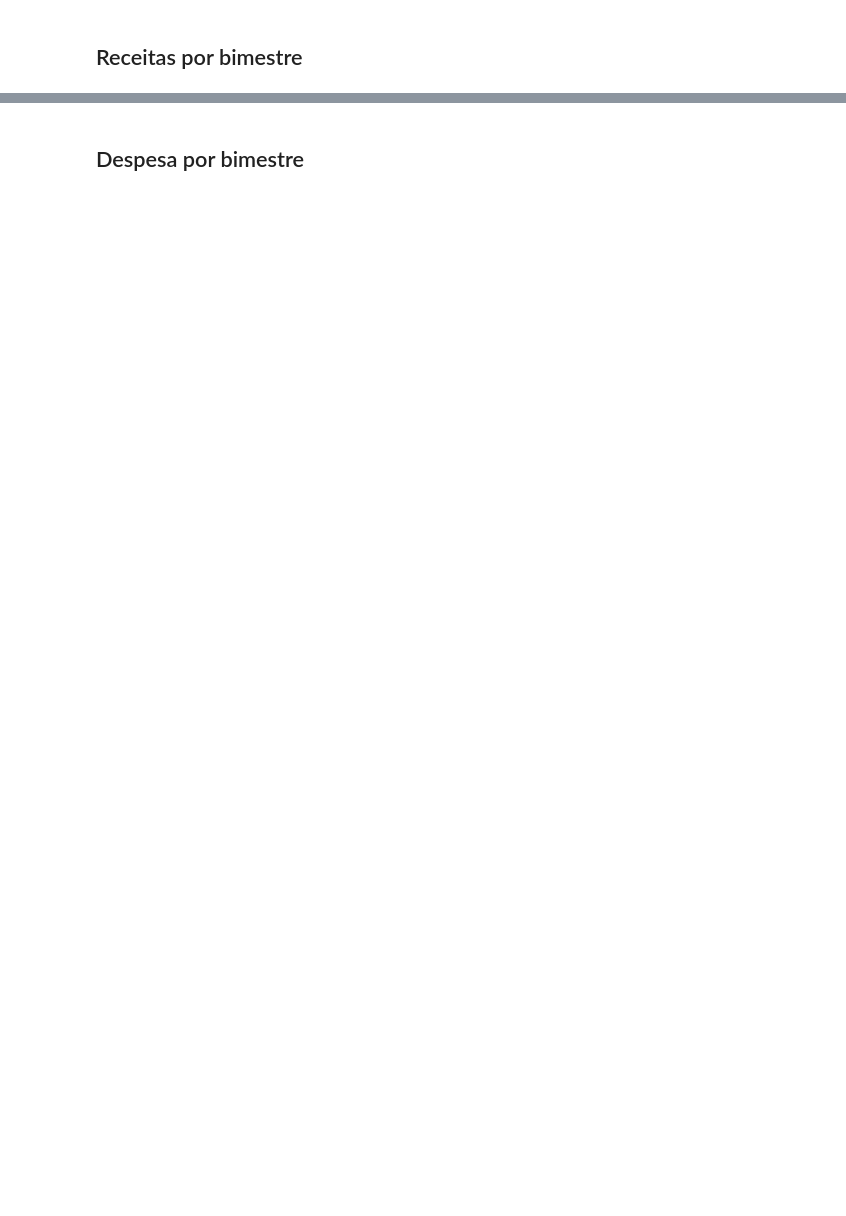
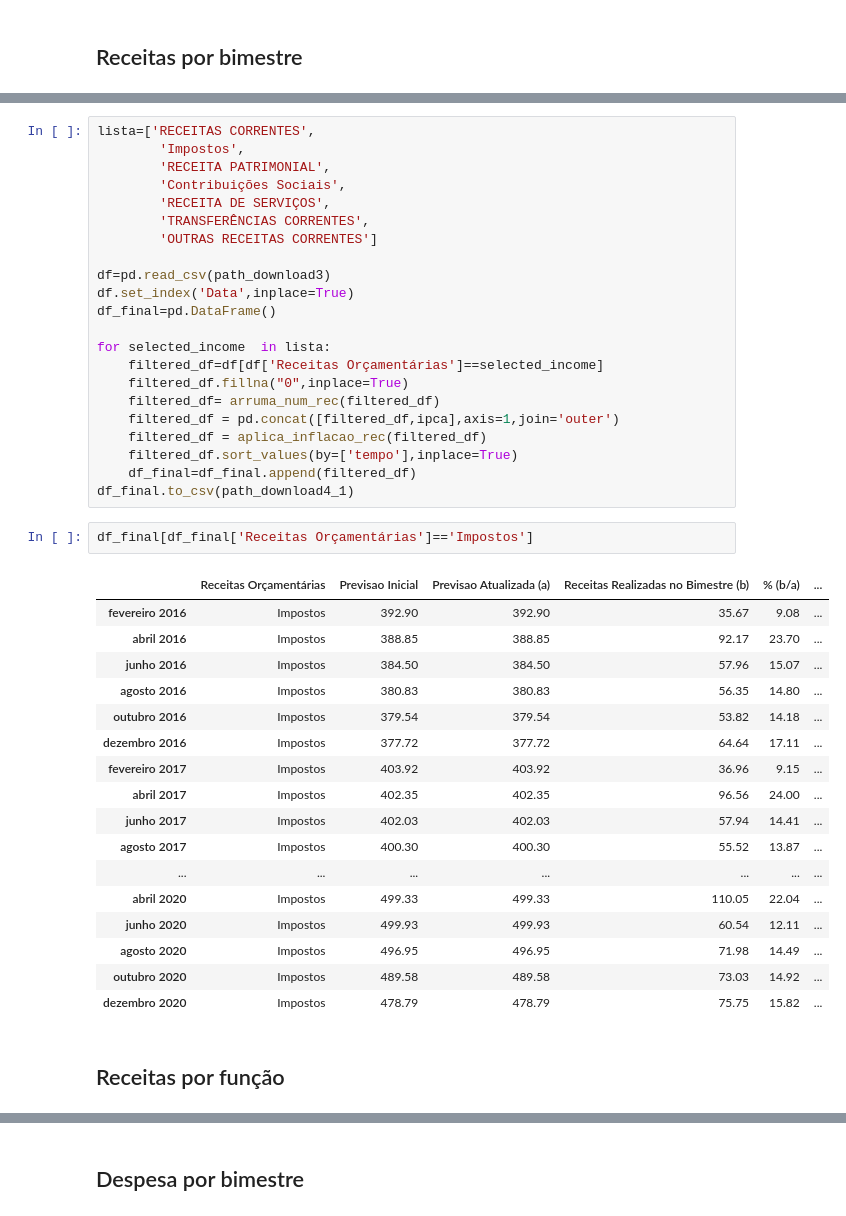
Before and after one commit to yanprada/platform-curiocidades, a Jupyter notebook: notebook/Cria as Tabelas.ipynb, the cells around one changed output, grey strips where cells are left out. Saved outputs shown, nothing was run; the diff lists cells and outputs as text; blank space fills up the shorter version.

Commit message:
arruma receitas/cores

```diff
--- a/notebook/Cria as Tabelas.ipynb
+++ b/notebook/Cria as Tabelas.ipynb
@@ -344,4 +345,48 @@ Começando a processar o bimestre 03/2016
 Começando a processar o bimestre 04/2016
 Começando a processar o bimestre 05/2016
 Começando a processar o bimestre 06/2016
+# %%
+lista=['RECEITAS CORRENTES',
+        'Impostos',
+        'RECEITA PATRIMONIAL',
+        'Contribuições Sociais',
+        'RECEITA DE SERVIÇOS',
+        'TRANSFERÊNCIAS CORRENTES',
+        'OUTRAS RECEITAS CORRENTES']
+
+df=pd.read_csv(path_download3)
+df.set_index('Data',inplace=True)
+df_final=pd.DataFrame()
+
+for selected_income  in lista:
+    filtered_df=df[df['Receitas Orçamentárias']==selected_income]
+    filtered_df.fillna("0",inplace=True)
+    filtered_df= arruma_num_rec(filtered_df)
+    filtered_df = pd.concat([filtered_df,ipca],axis=1,join='outer')
+    filtered_df = aplica_inflacao_rec(filtered_df)
+    filtered_df.sort_values(by=['tempo'],inplace=True)
+    df_final=df_final.append(filtered_df)
+df_final.to_csv(path_download4_1)
+# %%
+df_final[df_final['Receitas Orçamentárias']=='Impostos']
+# %% [output]
+|  | Receitas Orçamentárias | Previsao Inicial | Previsao Atualizada (a) | Receitas Realizadas no Bimestre (b) | % (b/a) | ... |
+| fevereiro 2016 | Impostos | 392.90 | 392.90 | 35.67 | 9.08 | ... |
+| abril 2016 | Impostos | 388.85 | 388.85 | 92.17 | 23.70 | ... |
+| junho 2016 | Impostos | 384.50 | 384.50 | 57.96 | 15.07 | ... |
+| agosto 2016 | Impostos | 380.83 | 380.83 | 56.35 | 14.80 | ... |
+| outubro 2016 | Impostos | 379.54 | 379.54 | 53.82 | 14.18 | ... |
+| dezembro 2016 | Impostos | 377.72 | 377.72 | 64.64 | 17.11 | ... |
+| fevereiro 2017 | Impostos | 403.92 | 403.92 | 36.96 | 9.15 | ... |
+| abril 2017 | Impostos | 402.35 | 402.35 | 96.56 | 24.00 | ... |
+| junho 2017 | Impostos | 402.03 | 402.03 | 57.94 | 14.41 | ... |
+| agosto 2017 | Impostos | 400.30 | 400.30 | 55.52 | 13.87 | ... |
+| ... | ... | ... | ... | ... | ... | ... |
+| abril 2020 | Impostos | 499.33 | 499.33 | 110.05 | 22.04 | ... |
+| junho 2020 | Impostos | 499.93 | 499.93 | 60.54 | 12.11 | ... |
+| agosto 2020 | Impostos | 496.95 | 496.95 | 71.98 | 14.49 | ... |
+| outubro 2020 | Impostos | 489.58 | 489.58 | 73.03 | 14.92 | ... |
+| dezembro 2020 | Impostos | 478.79 | 478.79 | 75.75 | 15.82 | ... |
+# %% [markdown]
+## Receitas por função
 # %%
```
Also changed, not shown: parts of 30 cells of this notebook, 31 other files.
